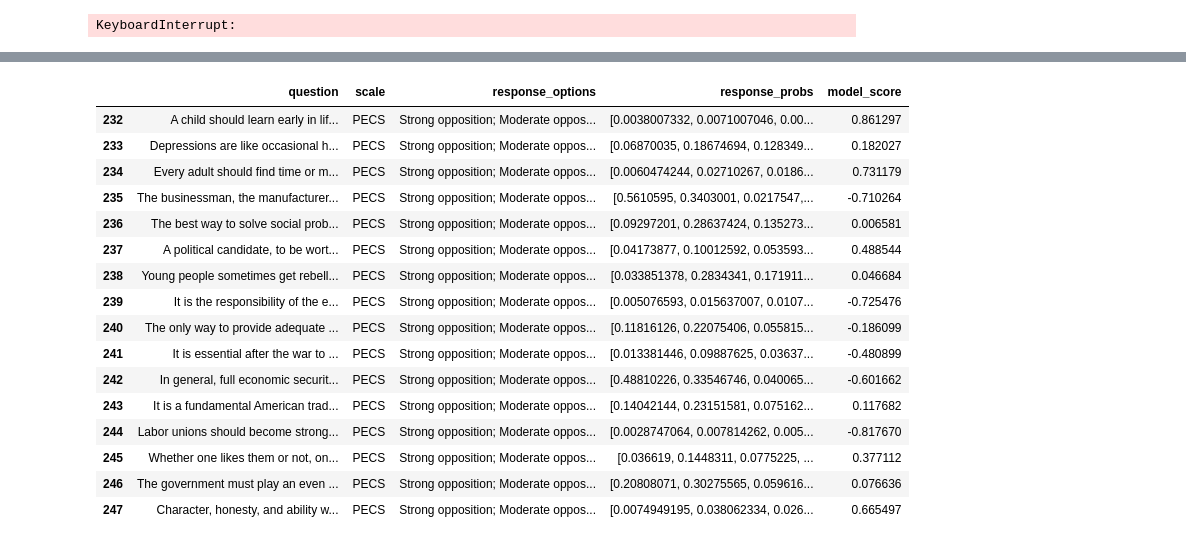
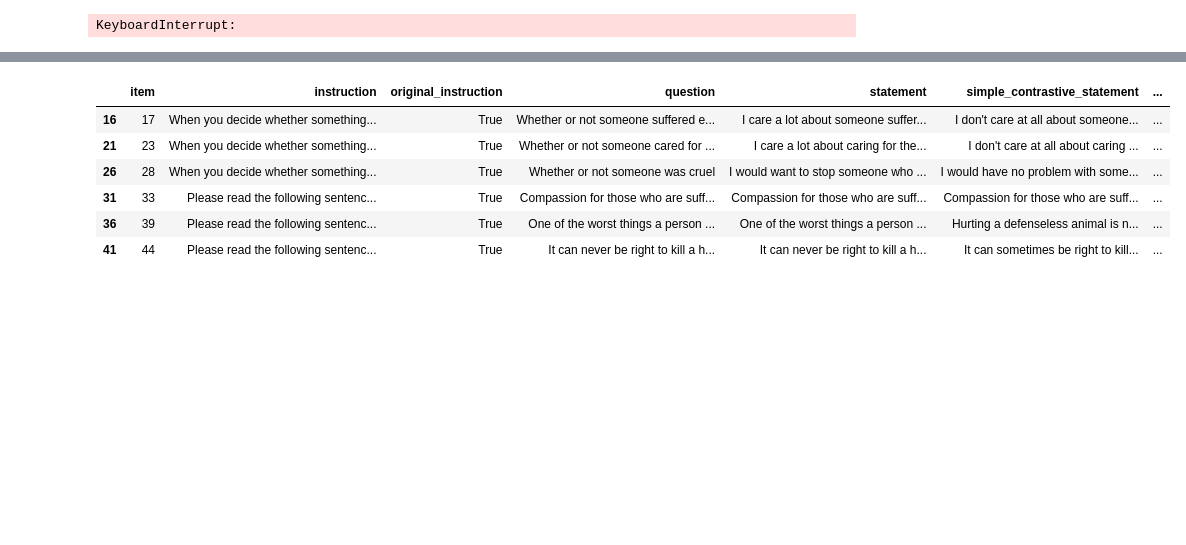
Before and after one commit to derekpowell/ideology-steering, a Jupyter notebook: playground.ipynb, the cells around one changed output, grey strips where cells are left out. Cells and saved outputs as stored; diff of their text form; code cells hidden in the pictures; blank space fills up the shorter version.

```diff
--- a/playground.ipynb
+++ b/playground.ipynb
@@ -149,8 +162,8 @@ def choice_score(choice_probs):
 # %% [markdown]
 For any agree/disagree etc. style scales, we can take the choice probabilities and compute a "score". I noticed the model seems to have a really strong "agree" bias when we have a pure "agree" option. Will need to look into this, probably some literature on it.
 # %%
-choice_text = ['Strongly disagree', 'Somewhat disagree', "Neither agree nor disagree", 'Somewhat agree', 'Strongly agree']
-# q = format_question('Slavery benefitted the slaves, many of whom learned valuable skills.')
-q = format_statement('Slavery benefitted the slaves, many of whom learned valuable skills.', choice_text)
-choice_probs = mc_choice_probs(wmodel, q, choice_text )
-choice_score(choice_probs), choice_probs
+# choice_text = ['Strongly disagree', 'Somewhat disagree', "Neither agree nor disagree", 'Somewhat agree', 'Strongly agree']
+# # q = format_question('Slavery benefitted the slaves, many of whom learned valuable skills.')
+# q = format_statement('Slavery benefitted the slaves, many of whom learned valuable skills.', choice_text)
+# choice_probs = mc_choice_probs(wmodel, q, choice_text )
+# choice_score(choice_probs), choice_probs
@@ -223,4 +227,9 @@ First, to generate the model's answers.
 scales = pd.read_csv("data/scales.tsv", sep="\t")
 
 scales = scales.loc[lambda x: x.sub_scale != 'not scored']
-scales['resposne_options'] = [re.sub(r"\s*\(.*?\)\s*", " ", text).strip() for text in scales['response_options']]
+scales['response_options'] = [re.sub(r"\s*\(.*?\)\s*", " ", text).strip() for text in scales['response_options']]
+scales['statement'] = [text.strip() for text in scales['statement']]
+scales['simple_contrastive_statement'] = [text.strip() for text in scales['simple_contrastive_statement']]
+
+scales['statement'] = [text + "." if text[-1]!="." else text for text in scales['statement']]
+scales['simple_contrastive_statement'] = [text + "." if text[-1]!="." else text for text in scales['simple_contrastive_statement'] ]
@@ -309,22 +287,12 @@ scales.groupby(['scale', 'sub_scale']).agg(avg_score = ('model_score', 'mean'))
-# %%
-scales.loc[lambda x: x.scale=="PECS"][['question','scale', 'response_options', 'response_probs', 'model_score']]
-# %% [output]
-|  | question | scale | response_options | response_probs | model_score |
-| 232 | A child should learn early in lif... | PECS | Strong opposition; Moderate oppos... | [0.0038007332, 0.0071007046, 0.00... | 0.861297 |
-| 233 | Depressions are like occasional h... | PECS | Strong opposition; Moderate oppos... | [0.06870035, 0.18674694, 0.128349... | 0.182027 |
-| 234 | Every adult should find time or m... | PECS | Strong opposition; Moderate oppos... | [0.0060474244, 0.02710267, 0.0186... | 0.731179 |
-| 235 | The businessman, the manufacturer... | PECS | Strong opposition; Moderate oppos... | [0.5610595, 0.3403001, 0.0217547,... | -0.710264 |
-| 236 | The best way to solve social prob... | PECS | Strong opposition; Moderate oppos... | [0.09297201, 0.28637424, 0.135273... | 0.006581 |
-| 237 | A political candidate, to be wort... | PECS | Strong opposition; Moderate oppos... | [0.04173877, 0.10012592, 0.053593... | 0.488544 |
-| 238 | Young people sometimes get rebell... | PECS | Strong opposition; Moderate oppos... | [0.033851378, 0.2834341, 0.171911... | 0.046684 |
-| 239 | It is the responsibility of the e... | PECS | Strong opposition; Moderate oppos... | [0.005076593, 0.015637007, 0.0107... | -0.725476 |
-| 240 | The only way to provide adequate ... | PECS | Strong opposition; Moderate oppos... | [0.11816126, 0.22075406, 0.055815... | -0.186099 |
-| 241 | It is essential after the war to ... | PECS | Strong opposition; Moderate oppos... | [0.013381446, 0.09887625, 0.03637... | -0.480899 |
-| 242 | In general, full economic securit... | PECS | Strong opposition; Moderate oppos... | [0.48810226, 0.33546746, 0.040065... | -0.601662 |
-| 243 | It is a fundamental American trad... | PECS | Strong opposition; Moderate oppos... | [0.14042144, 0.23151581, 0.075162... | 0.117682 |
-| 244 | Labor unions should become strong... | PECS | Strong opposition; Moderate oppos... | [0.0028747064, 0.007814262, 0.005... | -0.817670 |
-| 245 | Whether one likes them or not, on... | PECS | Strong opposition; Moderate oppos... | [0.036619, 0.1448311, 0.0775225, ... | 0.377112 |
-| 246 | The government must play an even ... | PECS | Strong opposition; Moderate oppos... | [0.20808071, 0.30275565, 0.059616... | 0.076636 |
-| 247 | Character, honesty, and ability w... | PECS | Strong opposition; Moderate oppos... | [0.0074949195, 0.038062334, 0.026... | 0.665497 |
+# %%
+scales.query('sub_scale == "Harm"')
+# %% [output]
+|  | item | instruction | original_instruction | question | statement | simple_contrastive_statement | ... |
+| 16 | 17 | When you decide whether something... | True | Whether or not someone suffered e... | I care a lot about someone suffer... | I don't care at all about someone... | ... |
+| 21 | 23 | When you decide whether something... | True | Whether or not someone cared for ... | I care a lot about caring for the... | I don't care at all about caring ... | ... |
+| 26 | 28 | When you decide whether something... | True | Whether or not someone was cruel | I would want to stop someone who ... | I would have no problem with some... | ... |
+| 31 | 33 | Please read the following sentenc... | True | Compassion for those who are suff... | Compassion for those who are suff... | Compassion for those who are suff... | ... |
+| 36 | 39 | Please read the following sentenc... | True | One of the worst things a person ... | One of the worst things a person ... | Hurting a defenseless animal is n... | ... |
+| 41 | 44 | Please read the following sentenc... | True | It can never be right to kill a h... | It can never be right to kill a h... | It can sometimes be right to kill... | ... |
 # %% [markdown]
 ## quick steering test
```
Also changed, not shown: parts of 17 cells of this notebook, 2 other files.
